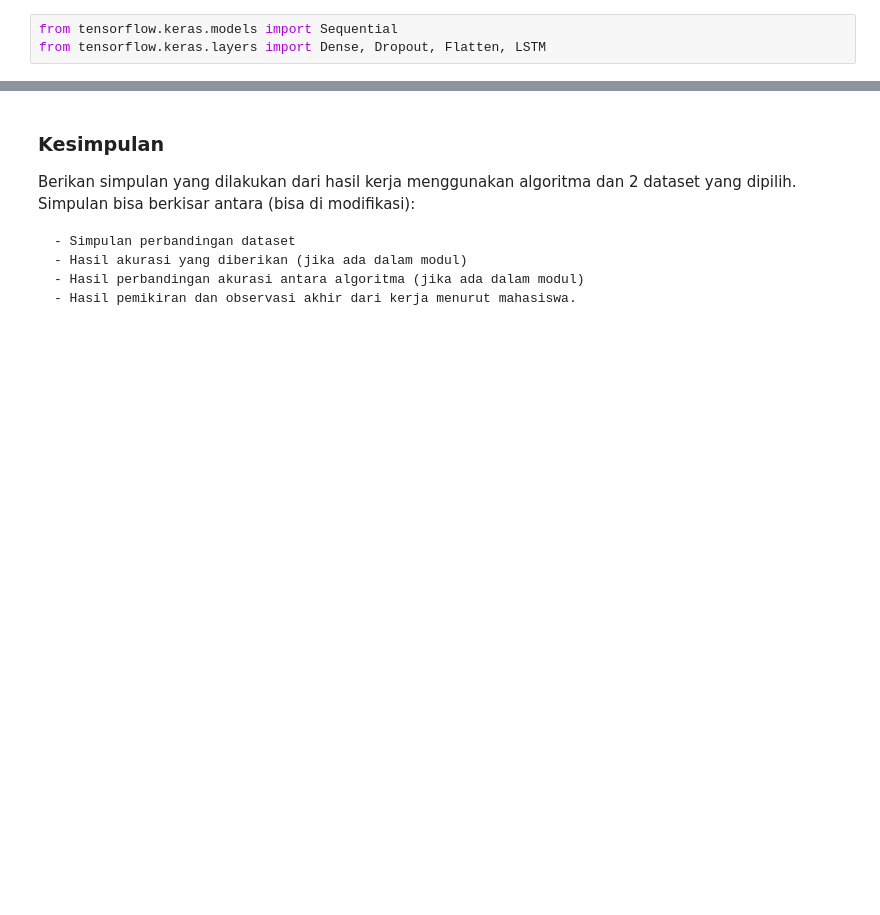
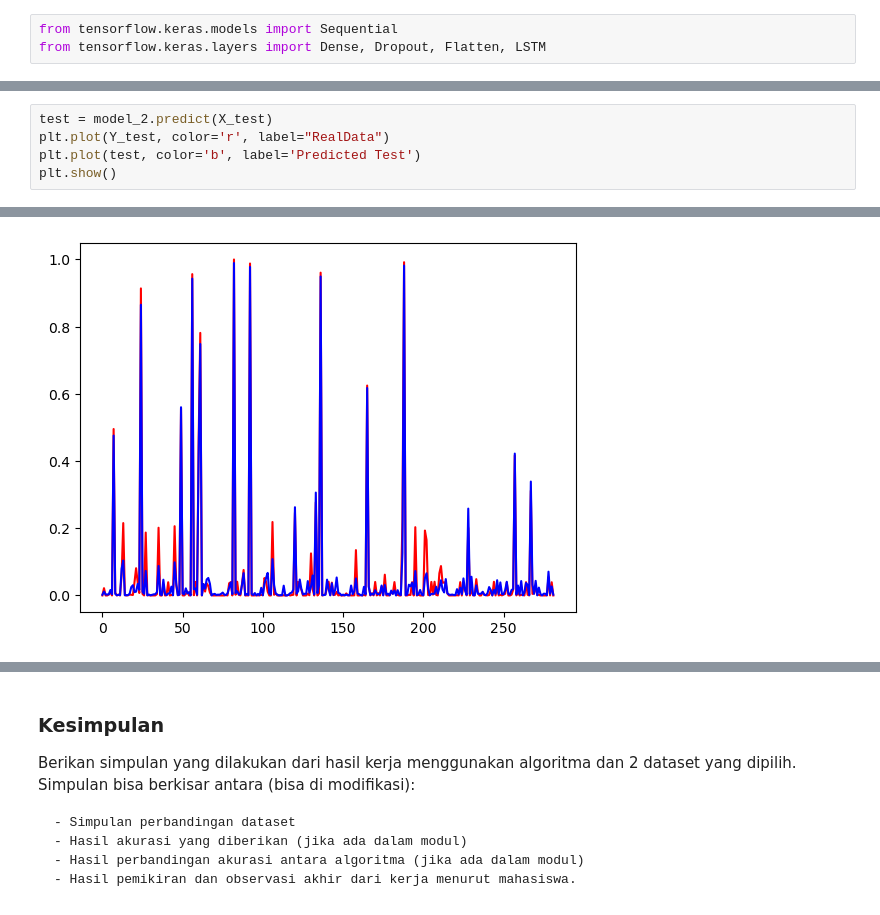
Before and after one commit to antoniuskevin15/ML-J, a Jupyter notebook: IF540L_kelas_A_laporan_MXX_45444_Antonius Kevin.ipynb, the cells around one changed output, grey strips where cells are left out. Saved outputs shown, nothing was run; the diff lists cells and outputs as text; blank space fills up the shorter version.

```diff
--- a/IF540L_kelas_A_laporan_MXX_45444_Antonius Kevin.ipynb
+++ b/IF540L_kelas_A_laporan_MXX_45444_Antonius Kevin.ipynb
@@ -508,0 +474,6 @@ Epoch 10/10
+# %%
+test = model_2.predict(X_test)
+plt.plot(Y_test, color='r', label="RealData")
+plt.plot(test, color='b', label='Predicted Test')
+plt.show()
+# %% [output]
@@ -509,3 +481,4 @@ Epoch 10/10
+[figure, added]
 # %%
 plt.plot(hist_2.history['loss'])
 plt.plot(hist_2.history['val_loss'])
```
Also changed, not shown: parts of 27 cells of this notebook.
